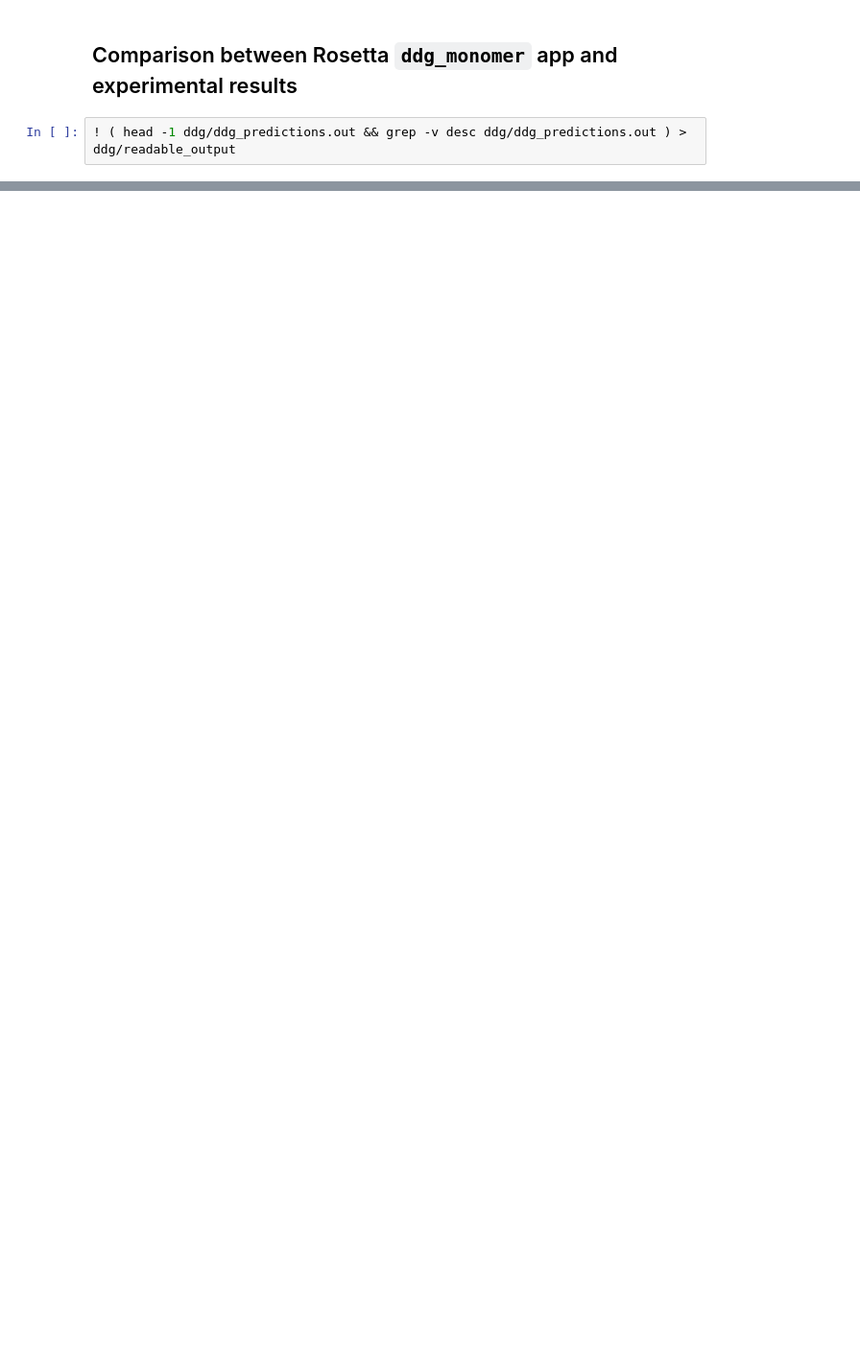
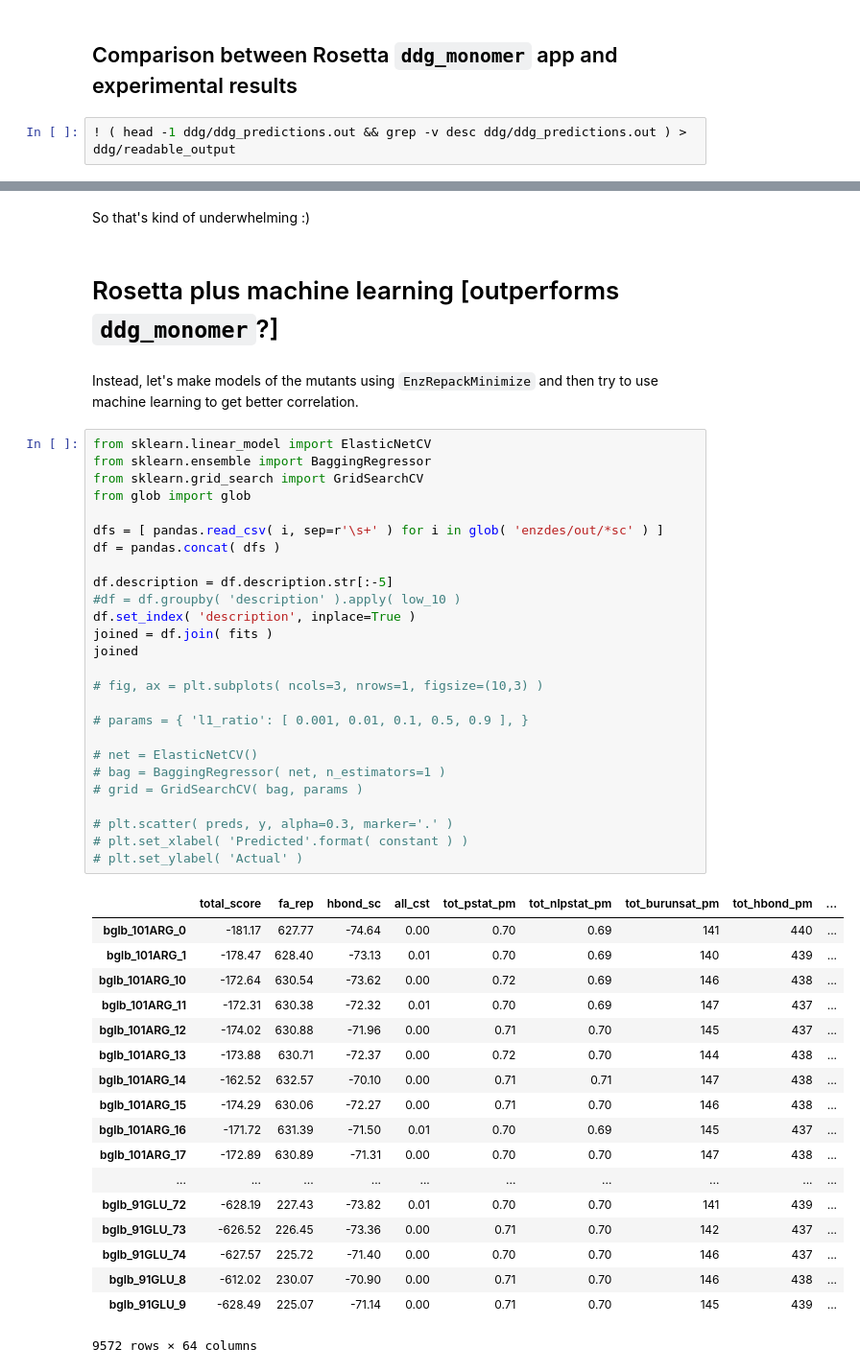
Before and after one commit to sienahw/bagel-thermostability, a Jupyter notebook: bagel-thermostability.ipynb, the cells around one changed output, grey strips where cells are left out. Shown at 96% size. Cells and saved outputs as stored; diff of their text form; blank space fills up the shorter version.

```diff
--- a/bagel-thermostability.ipynb
+++ b/bagel-thermostability.ipynb
@@ -243,0 +224,51 @@ plt.ylabel( 'Predicted ddg' )
+# %% [markdown]
+So that's kind of underwhelming :)
+# %% [markdown]
+# Rosetta plus machine learning [outperforms `ddg_monomer`?]
+# %% [markdown]
+Instead, let's make models of the mutants using `EnzRepackMinimize` and then try to use machine learning to get better correlation.
+# %%
+from sklearn.linear_model import ElasticNetCV
+from sklearn.ensemble import BaggingRegressor
+from sklearn.grid_search import GridSearchCV
+from glob import glob
+
+dfs = [ pandas.read_csv( i, sep=r'\s+' ) for i in glob( 'enzdes/out/*sc' ) ]
+df = pandas.concat( dfs )
+
+df.description = df.description.str[:-5]
+#df = df.groupby( 'description' ).apply( low_10 )
+df.set_index( 'description', inplace=True )
+joined = df.join( fits )
+joined
+
+# fig, ax = plt.subplots( ncols=3, nrows=1, figsize=(10,3) )
+
+# params = { 'l1_ratio': [ 0.001, 0.01, 0.1, 0.5, 0.9 ], }
+
+# net = ElasticNetCV()
+# bag = BaggingRegressor( net, n_estimators=1 )
+# grid = GridSearchCV( bag, params )
+
+# plt.scatter( preds, y, alpha=0.3, marker='.' )
+# plt.set_xlabel( 'Predicted'.format( constant ) )
+# plt.set_ylabel( 'Actual' )
+# %% [output]
+|  | total_score | fa_rep | hbond_sc | all_cst | tot_pstat_pm | tot_nlpstat_pm | tot_burunsat_pm | tot_hbond_pm | ... |
+| bglb_101ARG_0 | -181.17 | 627.77 | -74.64 | 0.00 | 0.70 | 0.69 | 141 | 440 | ... |
+| bglb_101ARG_1 | -178.47 | 628.40 | -73.13 | 0.01 | 0.70 | 0.69 | 140 | 439 | ... |
+| bglb_101ARG_10 | -172.64 | 630.54 | -73.62 | 0.00 | 0.72 | 0.69 | 146 | 438 | ... |
+| bglb_101ARG_11 | -172.31 | 630.38 | -72.32 | 0.01 | 0.70 | 0.69 | 147 | 437 | ... |
+| bglb_101ARG_12 | -174.02 | 630.88 | -71.96 | 0.00 | 0.71 | 0.70 | 145 | 437 | ... |
+| bglb_101ARG_13 | -173.88 | 630.71 | -72.37 | 0.00 | 0.72 | 0.70 | 144 | 438 | ... |
+| bglb_101ARG_14 | -162.52 | 632.57 | -70.10 | 0.00 | 0.71 | 0.71 | 147 | 438 | ... |
+| bglb_101ARG_15 | -174.29 | 630.06 | -72.27 | 0.00 | 0.71 | 0.70 | 146 | 438 | ... |
+| bglb_101ARG_16 | -171.72 | 631.39 | -71.50 | 0.01 | 0.70 | 0.69 | 145 | 437 | ... |
+| bglb_101ARG_17 | -172.89 | 630.89 | -71.31 | 0.00 | 0.70 | 0.70 | 147 | 438 | ... |
+| ... | ... | ... | ... | ... | ... | ... | ... | ... | ... |
+| bglb_91GLU_72 | -628.19 | 227.43 | -73.82 | 0.01 | 0.70 | 0.70 | 141 | 439 | ... |
+| bglb_91GLU_73 | -626.52 | 226.45 | -73.36 | 0.00 | 0.71 | 0.70 | 142 | 437 | ... |
+| bglb_91GLU_74 | -627.57 | 225.72 | -71.40 | 0.00 | 0.70 | 0.70 | 146 | 437 | ... |
+| bglb_91GLU_8 | -612.02 | 230.07 | -70.90 | 0.00 | 0.71 | 0.70 | 146 | 438 | ... |
+| bglb_91GLU_9 | -628.49 | 225.07 | -71.14 | 0.00 | 0.71 | 0.70 | 145 | 439 | ... |
+9572 rows × 64 columns
```
Also changed, not shown: parts of 8 cells of this notebook.
